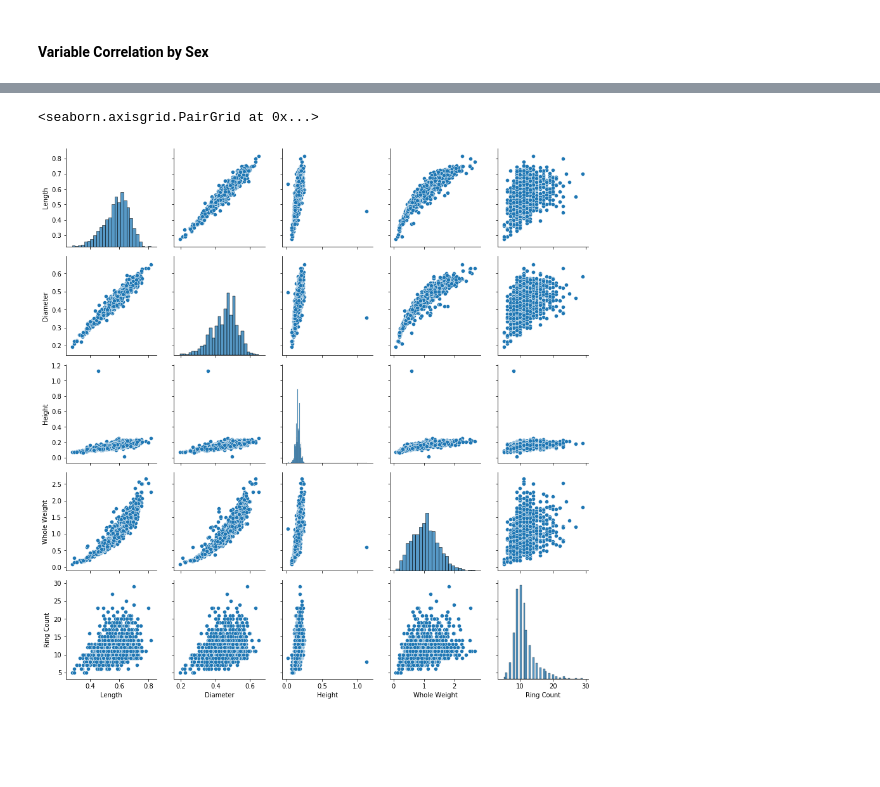
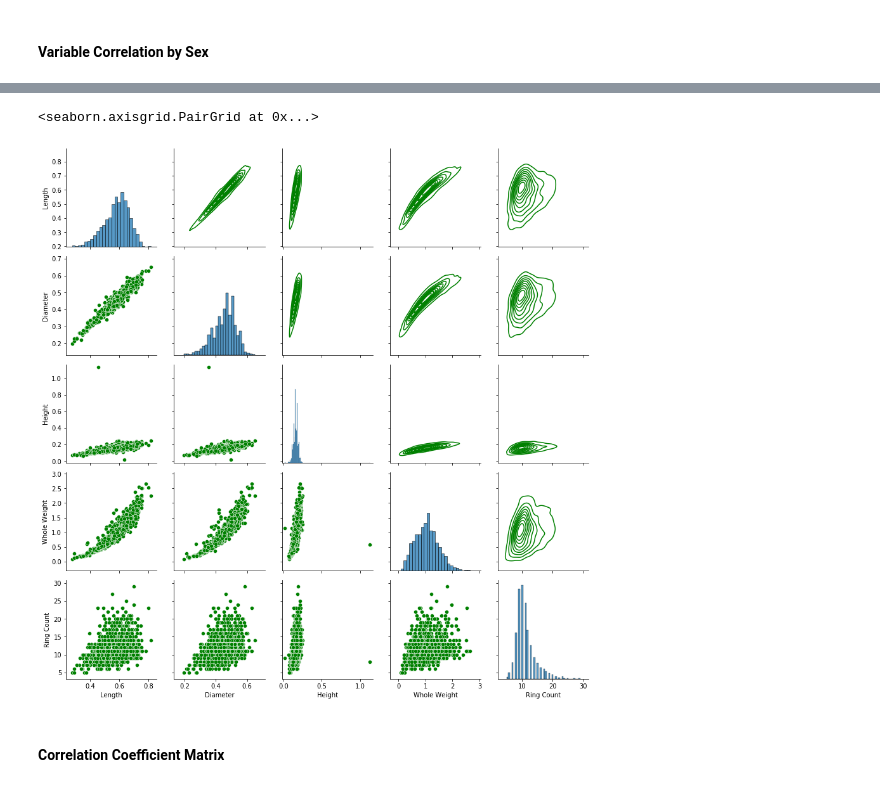
Before and after one commit to thokieu/Abalone-Regression, a Jupyter notebook: Workbook.ipynb, the cells around one changed output, grey strips where cells are left out. Drawn from its saved outputs; the diff is of its cells as text; code cells hidden in the pictures; blank space fills up the shorter version.

Commit message:
Added Correlation Matrix and t-Test Results

```diff
--- a/Workbook.ipynb
+++ b/Workbook.ipynb
@@ -440,7 +432,10 @@ pgs_male.map_offdiag(sns.scatterplot)
 # %%
 pgs_female = sns.PairGrid(Aba_data_female)
 pgs_female.map_diag(sns.histplot)
-pgs_female.map_offdiag(sns.scatterplot)
+pgs_female.map_lower(sns.scatterplot, color = 'green')
+pgs_female.map_upper(sns.kdeplot, color = 'green')
 # %% [output]
 <seaborn.axisgrid.PairGrid at 0x...>
-[figure, old version]
+[figure, new version]
+# %% [markdown]
+#### Correlation Coefficient Matrix
```
Also changed, not shown: parts of 2 cells of this notebook.
